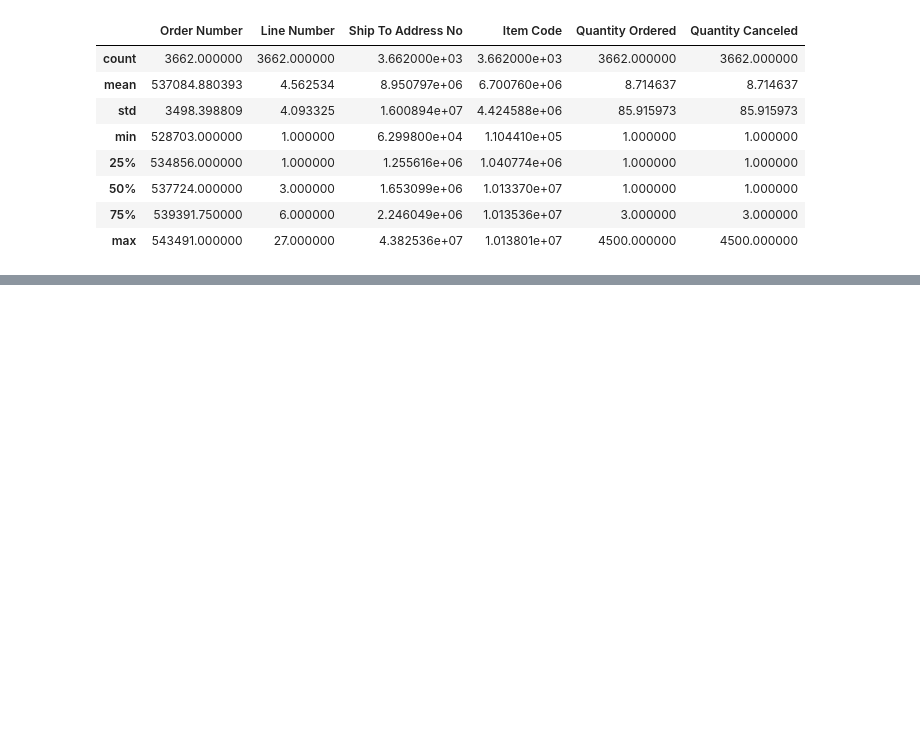
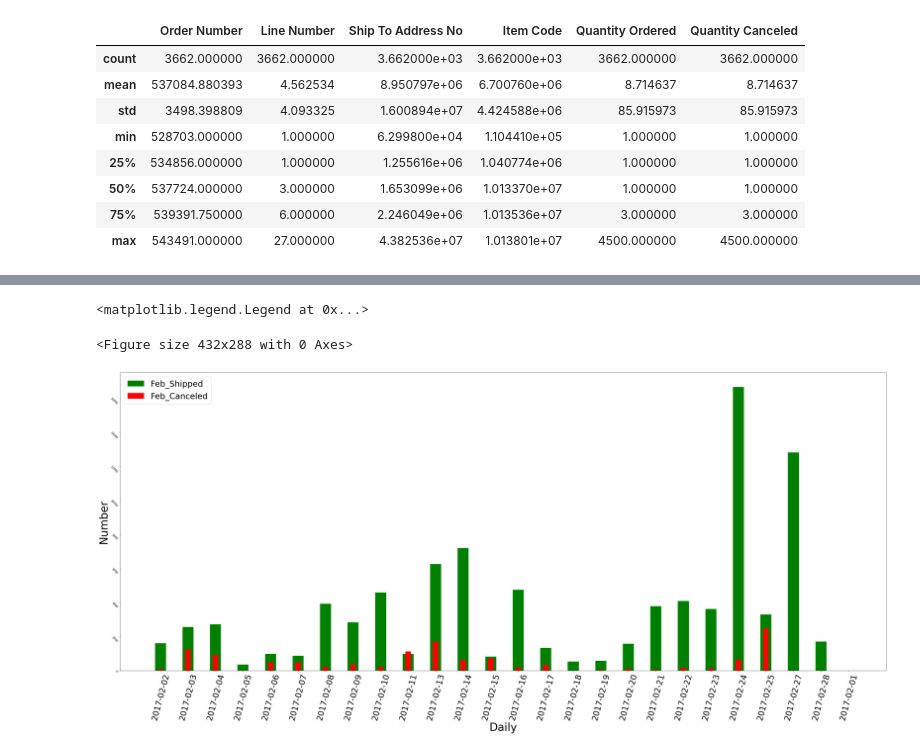
Before and after one commit to dangnguyenhoang/House_pricing_KC, a Jupyter notebook: CEL_/CEL.ipynb, the cells around one changed output, grey strips where cells are left out. Drawn from its saved outputs; the diff is of its cells as text; code cells hidden in the pictures; blank space fills up the shorter version.

```diff
--- a/CEL_/CEL.ipynb
+++ b/CEL_/CEL.ipynb
@@ -140,0 +99,16 @@ Canceled_Df[['Order Date','Quantity Ordered']].groupby('Order Date').sum()
+# %%
+fig = plt.figure()
+fig,ax=plt.subplots(figsize=(50,20))
+
+
+ax.bar(Sale_Shipped_Feb['Order Date'],Sale_Shipped_Feb['Quantity Shipped'],color='g',width = 0.4,label = 'Feb_Shipped')
+ax.bar(Sale_Canceled_Feb['Order Date'],Sale_Canceled_Feb['Quantity Canceled'],color='r',width = 0.2, label= 'Feb_Canceled')
+ax.set_xlabel('Daily',fontsize=40)
+plt.xticks(rotation=75)
+ax.set_ylabel('Number',fontsize=40)
+plt.yticks(rotation=-45)
+ax.legend(loc=2,prop={'size': 30})
+# %% [output]
+<matplotlib.legend.Legend at 0x...>
+<Figure size 432x288 with 0 Axes>
+[figure, added]
```
Also changed, not shown: parts of 9 cells of this notebook.
